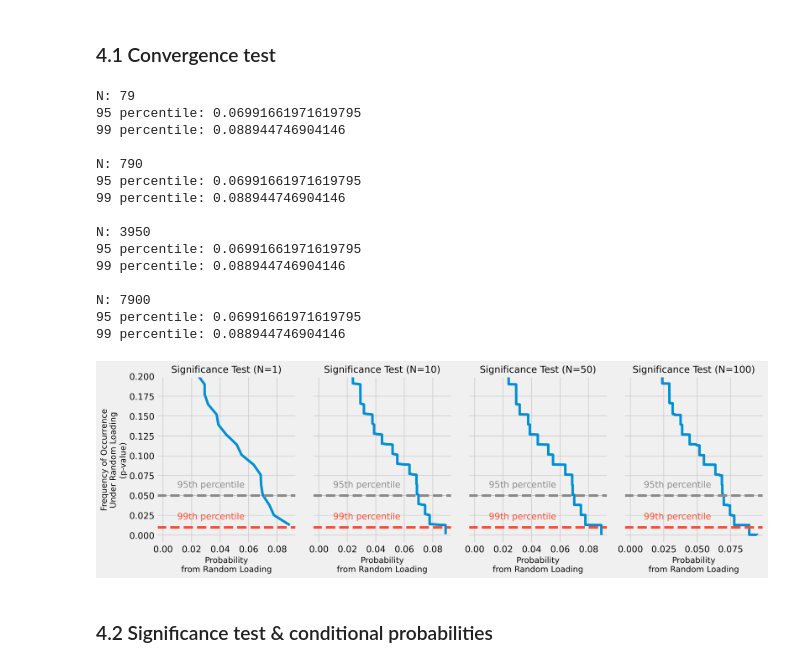
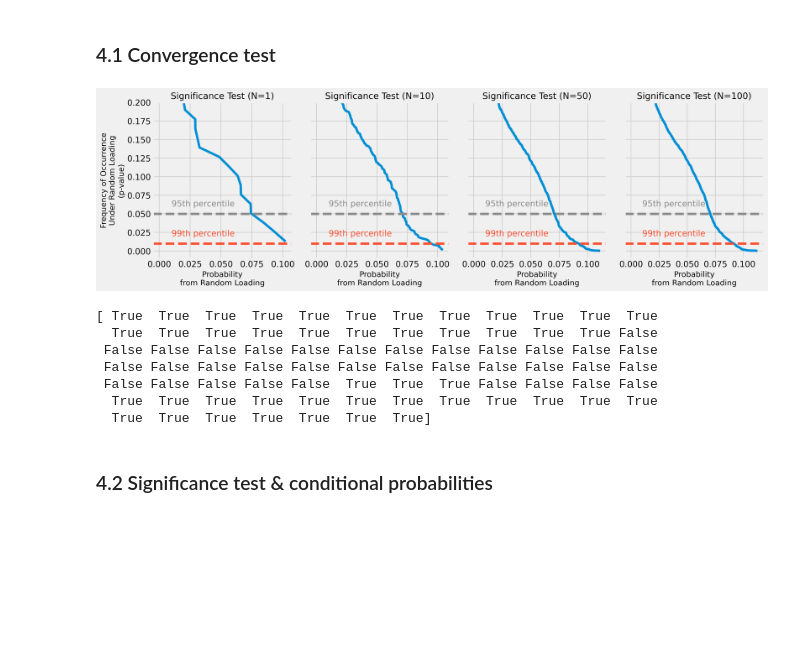
Before and after one commit to amandasyamsul/SLIQ, a Jupyter notebook: SLIQ-by-JPL-mascon.ipynb, the cells around one changed output. Saved outputs shown, nothing was run; the diff lists cells and outputs as text; code cells hidden in the pictures; blank space fills up the shorter version.

```diff
--- a/SLIQ-by-JPL-mascon.ipynb
+++ b/SLIQ-by-JPL-mascon.ipynb
@@ -146,9 +144,6 @@ def calc_cp_by_mascon(catalog_gdf, loads):
     # Compute the average conditional probability across all mascons
     cp_averaged = np.nanmean(np.array(cp), axis=0)
 
-    # Normalize the averaged conditional probability to sum to 1
-    cp_averaged = cp_averaged / np.sum(cp_averaged)
-
     return cp_averaged, bins
 # %%
 cp_averaged, bins = calc_cp_by_mascon(catalog_gdf_full, lwe_data)
@@ -191,4 +190,4 @@ axes[1].grid(True)
 2. Calculate cp for each randomized load dataset
 # %%
 # Number of randomizations
-N = 1000
+N = 100
@@ -235,0 +283,2 @@ etas_cp_real_distribution = np.array(etas_cp_real_distribution)  # Shape: (N, nu
+# %%
+N=100
@@ -237,71 +372,63 @@ etas_cp_real_distribution = np.array(etas_cp_real_distribution)  # Shape: (N, nu
 ## 4. Figures
 # %% [markdown]
 ### 4.1 Convergence test
+# %%
+chosen_dist = cp_real_distribution
+etas_chosen_dist = etas_cp_real_distribution
 # %%
-fig, axes = plt.subplots(1, 4, figsize=(15, 5), dpi=300, sharey=True)
+fig, axes = plt.subplots(1, 4, figsize=(16, 5), dpi=300, sharey=True)
+plt.style.use('fivethirtyeight')
 fs = 13
 
 # Define different data slices for each subplot
 partial_rds = [
-    cp_real_distribution[0, :],
-    cp_real_distribution[0:10, :].flatten(),
-    cp_real_distribution[0:50, :].flatten(),
-    cp_real_distribution[0:100, :].flatten(),
+    chosen_dist[1, :],
+    chosen_dist[1:10, :].flatten(),
+    chosen_dist[1:50, :].flatten(),
+    chosen_dist[1:100, :].flatten(),
 ]
 
 titles = [
     "Significance Test (N=1)",
     "Significance Test (N=10)",
     "Significance Test (N=50)",
     "Significance Test (N=100)",
 ]
 
 # Plot each dataset in the 1x4 figure
 for i, (ax, partial_rd, title) in enumerate(zip(axes, partial_rds, titles)):
-    print(f"N: {len(partial_rd)}")
-
     sorted_data = np.sort(partial_rd)
     pval = 1 - np.arange(sorted_data.size) / sorted_data.size
-
-
-    print(f'95 percentile: {sorted_data[np.argmin(np.abs(pval - 0.05))]}')
-    print(f'99 percentile: {sorted_data[np.argmin(np.abs(pval - 0.01))]}')
-    print(' ')
 
     ax.plot(sorted_data, pval)
     ax.set_xlabel("Probability\nfrom Random Loading", fontsize=fs)
     ax.set_title(title, fontsize=fs + 2)
     ax.set_ylim([-0.01, 0.2])
     ax.text(0.01, 0.02, '99th percentile', color='C1')
     ax.text(0.01, 0.06, '95th percentile', color='C4')
     ax.axhline(y=0.01, color="C1", linestyle="--", label="99th percentile")
     ax.axhline(y=0.05, color="C4", linestyle="--", label="95th percentile")
 
     if i == 0:  # Add ylabel only to the first subplot for clarity
         ax.set_ylabel("Frequency of Occurrence\nUnder Random Loading\n(p-value)", fontsize=fs)
 
     ax.grid(True)
 
 # Layout adjustment
 plt.tight_layout()
 plt.show()
 # %% [output]
-N: 79
-95 percentile: 0.06991661971619795
-99 percentile: 0.088944746904146
-
-N: 790
-95 percentile: 0.06991661971619795
-99 percentile: 0.088944746904146
-
-N: 3950
-95 percentile: 0.06991661971619795
-99 percentile: 0.088944746904146
-
-N: 7900
-95 percentile: 0.06991661971619795
-99 percentile: 0.088944746904146
-[figure, old version]
+[figure, new version]
+# %%
+print(chosen_dist[50, :] == chosen_dist[99, :])
+# %% [output]
+[ True  True  True  True  True  True  True  True  True  True  True  True
+  True  True  True  True  True  True  True  True  True  True  True False
+ False False False False False False False False False False False False
+ False False False False False False False False False False False False
+ False False False False False  True  True  True False False False False
+  True  True  True  True  True  True  True  True  True  True  True  True
+  True  True  True  True  True  True  True]
 # %% [markdown]
 ### 4.2 Significance test & conditional probabilities
 # %%
```
Also changed, not shown: parts of 34 cells of this notebook.
